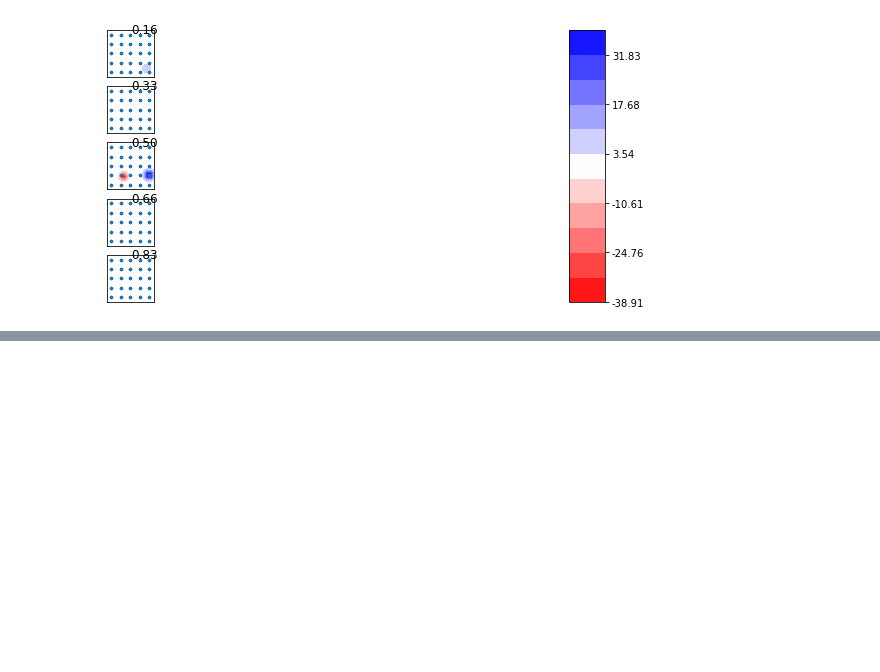
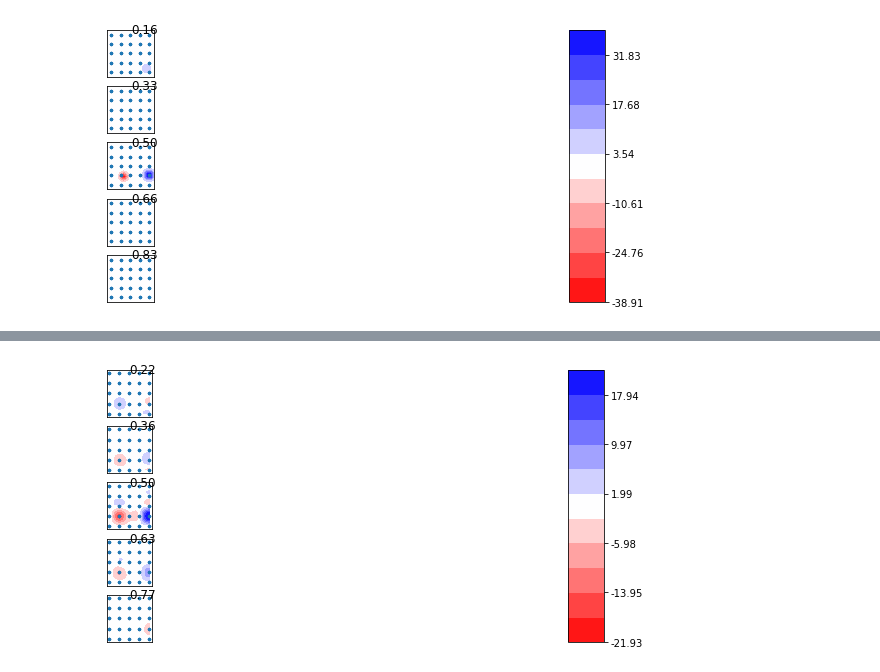
Before and after one commit to Neuroinflab/kCSD-python, a Jupyter notebook: tutorial_kcsd.ipynb, the cells around one changed output, grey strips where cells are left out. Saved outputs shown, nothing was run; the diff lists cells and outputs as text; code cells hidden in the pictures; blank space fills up the shorter version.

```diff
--- a/tutorial_kcsd.ipynb
+++ b/tutorial_kcsd.ipynb
@@ -56,12 +55,15 @@ ValueError: The truth value of an array with more than one element is ambiguous.
 # %%
 ####TODO temporal illustration here
 #Lets do KCSD!
-k = KCSD2D(ele_pos, pots, sigma=1., h=10., n_src_init=1000, R_init=0.08)
+k = KCSD3D(ele_pos, pots, sigma=1., h=10., n_src_init=1000, R_init=0.31)
 est_csd = k.values()
 est_pos_x = k.estm_x
 est_pos_y = k.estm_y
-est_pos = np.array((est_pos_x, est_pos_y))
-plots.show_csd(est_pos, est_csd[:,:,0], show_ele=ele_pos, show_kcsd=True)
+est_pos_z = k.estm_z
+est_pos = np.array((est_pos_x, est_pos_y, est_pos_z))
+plots.show_csd(est_pos, est_csd[:,:,:,0], show_ele=ele_pos, show_kcsd=True)
+# %% [output]
+[figure, added]
 # %%
 k.cross_validate(Rs=np.arange(0.10, 0.25, 0.01), lambdas=np.logspace(15,-25, 35))
 est_csd = k.values()
```
Also changed, not shown: parts of 2 cells of this notebook, 1 other file.
